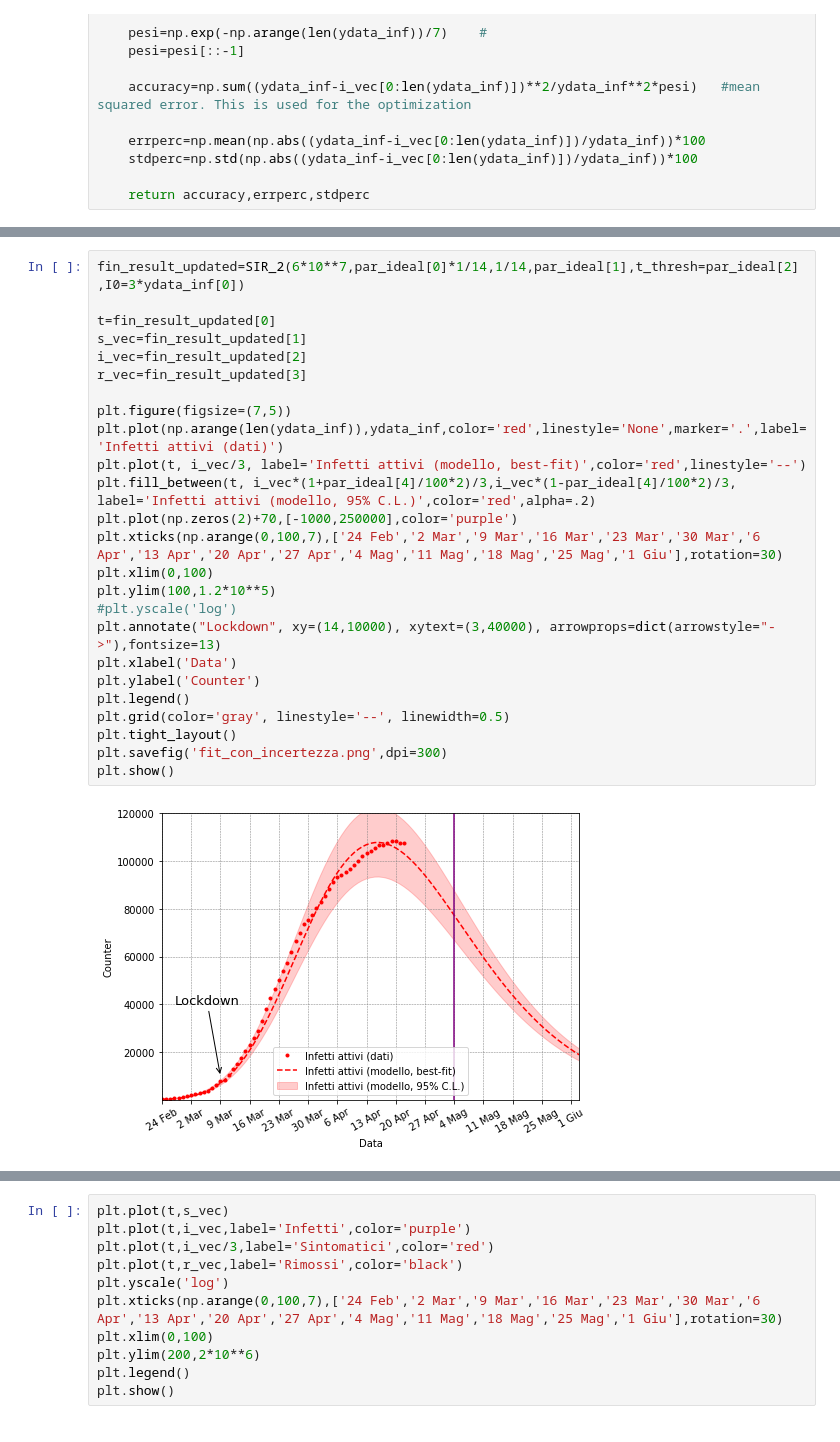
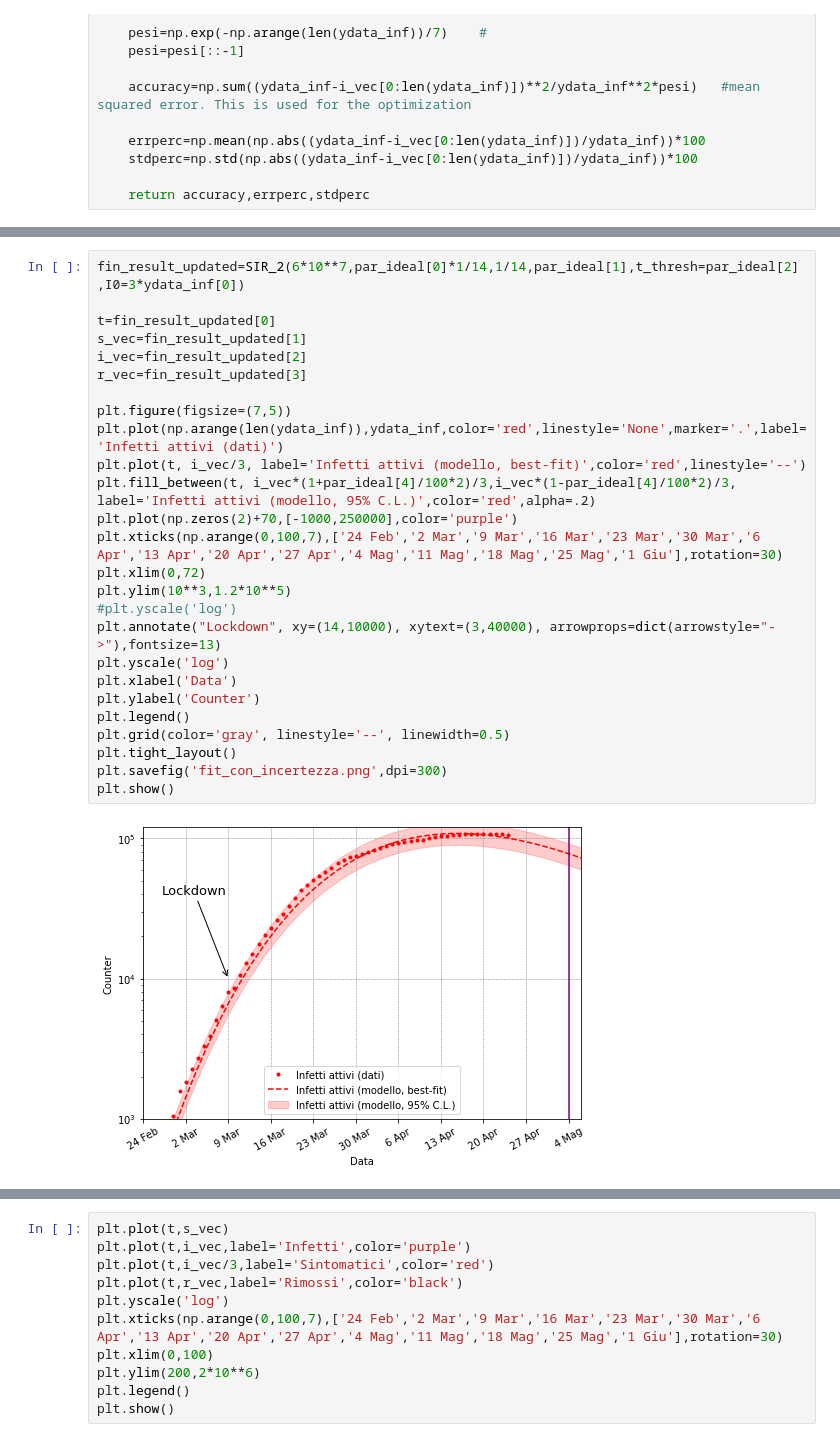
Before and after one commit to vincnardelli/covid19-italia, a Jupyter notebook: nazionale/SIR-R0.ipynb, the cells around one changed output, grey strips where cells are left out. Drawn from its saved outputs; the diff is of its cells as text.

```diff
--- a/nazionale/SIR-R0.ipynb
+++ b/nazionale/SIR-R0.ipynb
@@ -249,30 +249,31 @@ array([ 5.05555556, 30.        ,  3.44444444])
 # %%
 fin_result_updated=SIR_2(6*10**7,par_ideal[0]*1/14,1/14,par_ideal[1],t_thresh=par_ideal[2],I0=3*ydata_inf[0])
 
 t=fin_result_updated[0]
 s_vec=fin_result_updated[1]
 i_vec=fin_result_updated[2]
 r_vec=fin_result_updated[3]
 
 plt.figure(figsize=(7,5))
 plt.plot(np.arange(len(ydata_inf)),ydata_inf,color='red',linestyle='None',marker='.',label='Infetti attivi (dati)')
 plt.plot(t, i_vec/3, label='Infetti attivi (modello, best-fit)',color='red',linestyle='--')
 plt.fill_between(t, i_vec*(1+par_ideal[4]/100*2)/3,i_vec*(1-par_ideal[4]/100*2)/3, label='Infetti attivi (modello, 95% C.L.)',color='red',alpha=.2)
 plt.plot(np.zeros(2)+70,[-1000,250000],color='purple')
 plt.xticks(np.arange(0,100,7),['24 Feb','2 Mar','9 Mar','16 Mar','23 Mar','30 Mar','6 Apr','13 Apr','20 Apr','27 Apr','4 Mag','11 Mag','18 Mag','25 Mag','1 Giu'],rotation=30)
-plt.xlim(0,100)
-plt.ylim(100,1.2*10**5)
+plt.xlim(0,72)
+plt.ylim(10**3,1.2*10**5)
 #plt.yscale('log')
 plt.annotate("Lockdown", xy=(14,10000), xytext=(3,40000), arrowprops=dict(arrowstyle="->"),fontsize=13)
+plt.yscale('log')
 plt.xlabel('Data')
 plt.ylabel('Counter')
 plt.legend()
 plt.grid(color='gray', linestyle='--', linewidth=0.5)
 plt.tight_layout()
 plt.savefig('fit_con_incertezza.png',dpi=300)
 plt.show()
 # %% [output]
-[figure, old version]
+[figure, new version]
 # %%
 i_vec[70]*(1+par_ideal[5]/100*2),i_vec[70]*(1-par_ideal[5]/100*2)
 # %% [output]
```
Also changed, not shown: parts of 14 cells of this notebook, 9 other files.
